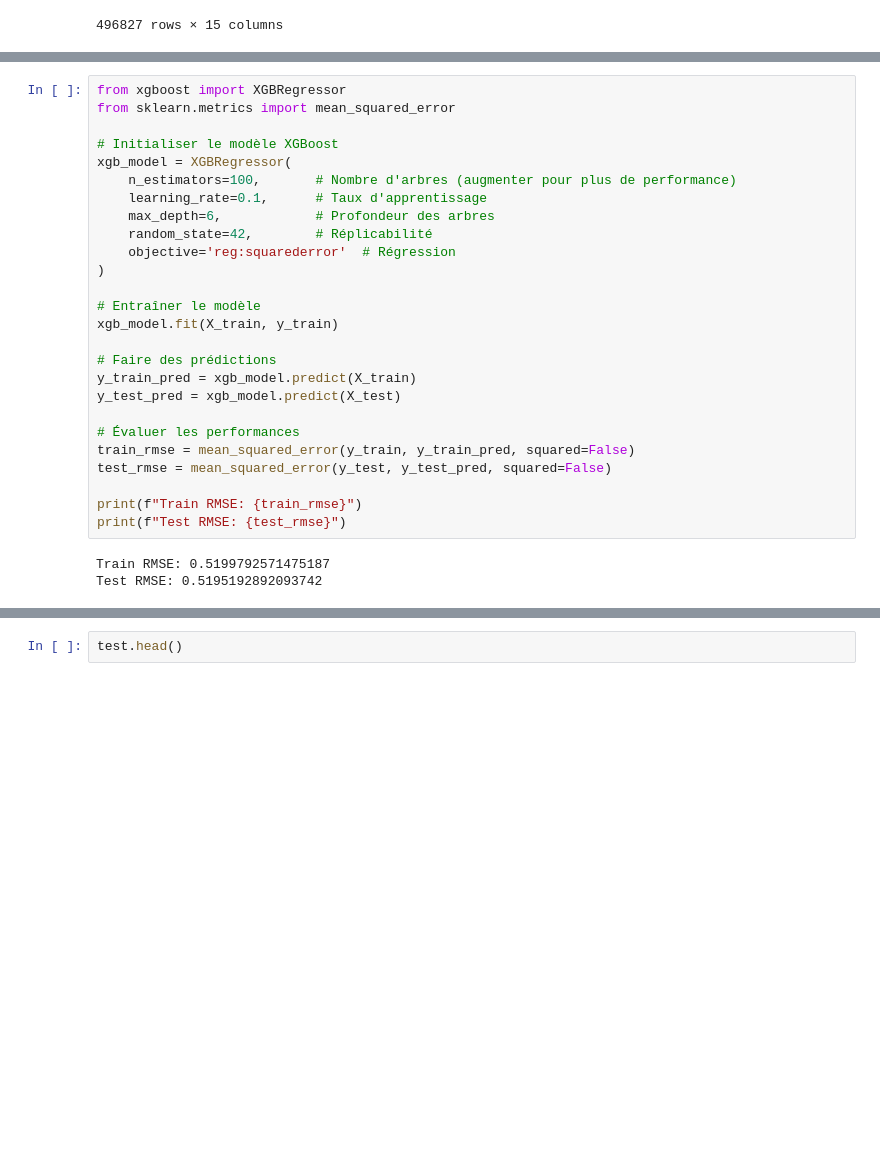
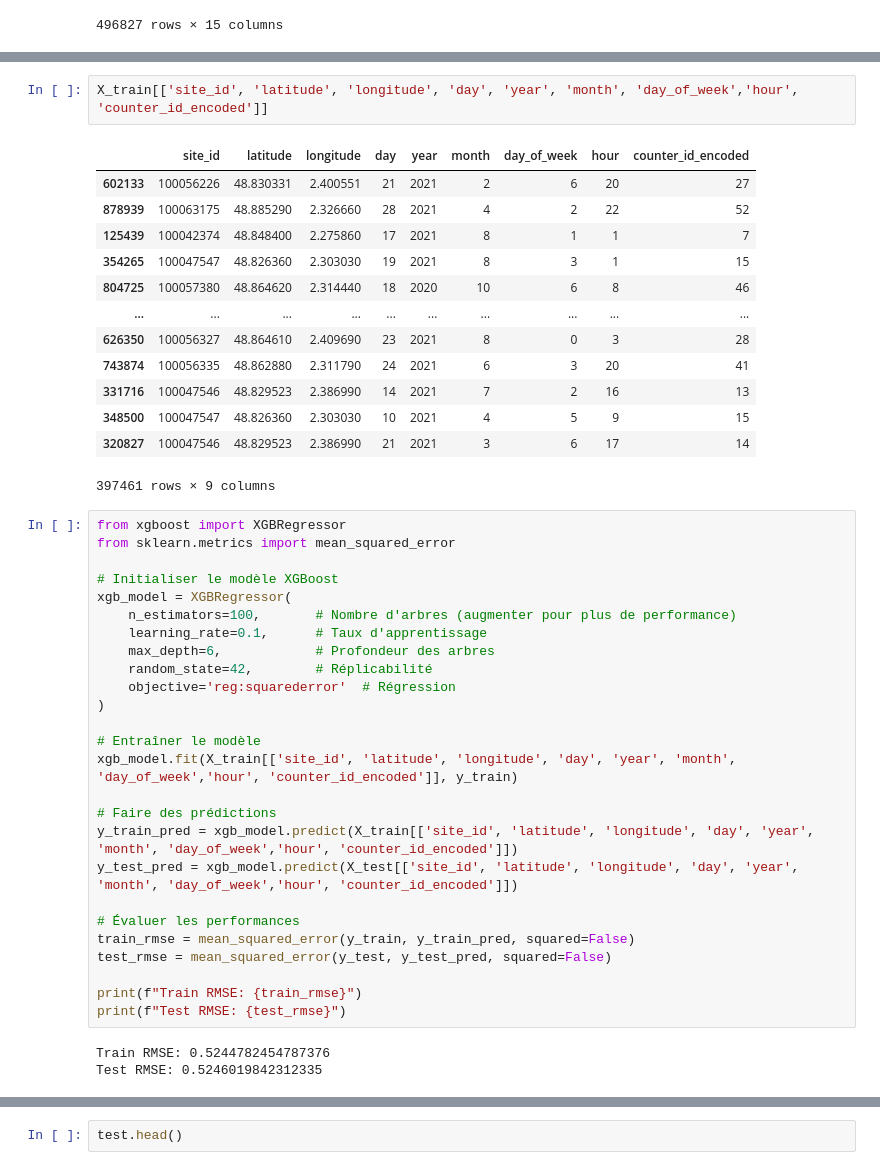
Before and after one commit to AuggyN/bike_counters, a Jupyter notebook: scripts/bike count.ipynb, the cells around one changed output, grey strips where cells are left out. Saved outputs shown, nothing was run; the diff lists cells and outputs as text; blank space fills up the shorter version.

```diff
--- a/scripts/bike count.ipynb
+++ b/scripts/bike count.ipynb
@@ -479,3 +475,19 @@ df1
+# %%
+X_train[['site_id', 'latitude', 'longitude', 'day', 'year', 'month', 'day_of_week','hour', 'counter_id_encoded']]
+# %% [output]
+|  | site_id | latitude | longitude | day | year | month | day_of_week | hour | counter_id_encoded |
+| 602133 | 100056226 | 48.830331 | 2.400551 | 21 | 2021 | 2 | 6 | 20 | 27 |
+| 878939 | 100063175 | 48.885290 | 2.326660 | 28 | 2021 | 4 | 2 | 22 | 52 |
+| 125439 | 100042374 | 48.848400 | 2.275860 | 17 | 2021 | 8 | 1 | 1 | 7 |
+| 354265 | 100047547 | 48.826360 | 2.303030 | 19 | 2021 | 8 | 3 | 1 | 15 |
+| 804725 | 100057380 | 48.864620 | 2.314440 | 18 | 2020 | 10 | 6 | 8 | 46 |
+| ... | ... | ... | ... | ... | ... | ... | ... | ... | ... |
+| 626350 | 100056327 | 48.864610 | 2.409690 | 23 | 2021 | 8 | 0 | 3 | 28 |
+| 743874 | 100056335 | 48.862880 | 2.311790 | 24 | 2021 | 6 | 3 | 20 | 41 |
+| 331716 | 100047546 | 48.829523 | 2.386990 | 14 | 2021 | 7 | 2 | 16 | 13 |
+| 348500 | 100047547 | 48.826360 | 2.303030 | 10 | 2021 | 4 | 5 | 9 | 15 |
+| 320827 | 100047546 | 48.829523 | 2.386990 | 21 | 2021 | 3 | 6 | 17 | 14 |
+397461 rows × 9 columns
 # %%
 from xgboost import XGBRegressor
 from sklearn.metrics import mean_squared_error
@@ -490,11 +502,11 @@ xgb_model = XGBRegressor(
 )
 
 # Entraîner le modèle
-xgb_model.fit(X_train, y_train)
+xgb_model.fit(X_train[['site_id', 'latitude', 'longitude', 'day', 'year', 'month', 'day_of_week','hour', 'counter_id_encoded']], y_train)
 
 # Faire des prédictions
-y_train_pred = xgb_model.predict(X_train)
-y_test_pred = xgb_model.predict(X_test)
+y_train_pred = xgb_model.predict(X_train[['site_id', 'latitude', 'longitude', 'day', 'year', 'month', 'day_of_week','hour', 'counter_id_encoded']])
+y_test_pred = xgb_model.predict(X_test[['site_id', 'latitude', 'longitude', 'day', 'year', 'month', 'day_of_week','hour', 'counter_id_encoded']])
 
 # Évaluer les performances
 train_rmse = mean_squared_error(y_train, y_train_pred, squared=False)
@@ -503,5 +515,5 @@ test_rmse = mean_squared_error(y_test, y_test_pred, squared=False)
 print(f"Train RMSE: {train_rmse}")
 print(f"Test RMSE: {test_rmse}")
 # %% [output]
-Train RMSE: 0.5199792571475187
-Test RMSE: 0.5195192892093742
+Train RMSE: 0.5244782454787376
+Test RMSE: 0.5246019842312335
```
Also changed, not shown: parts of 14 cells of this notebook, 10 other files.
